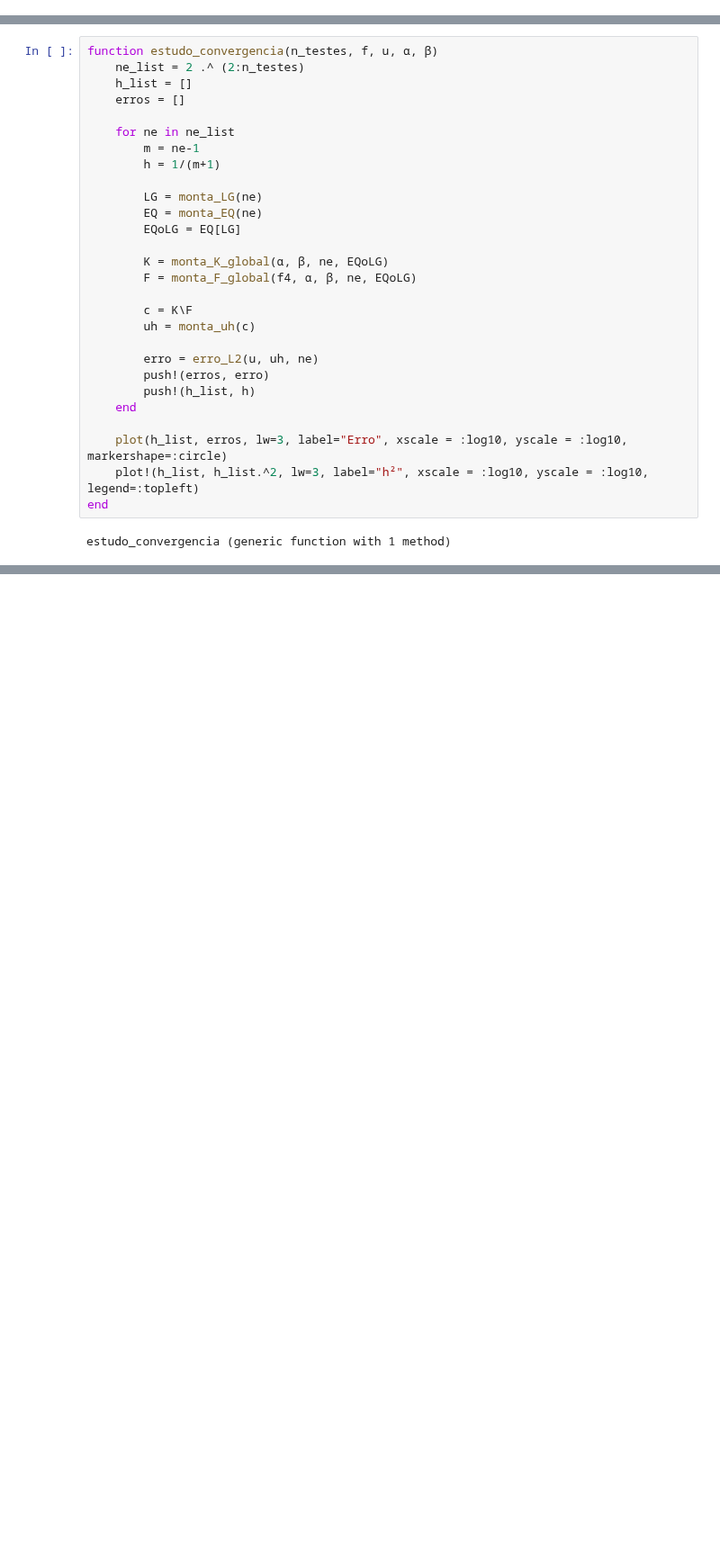
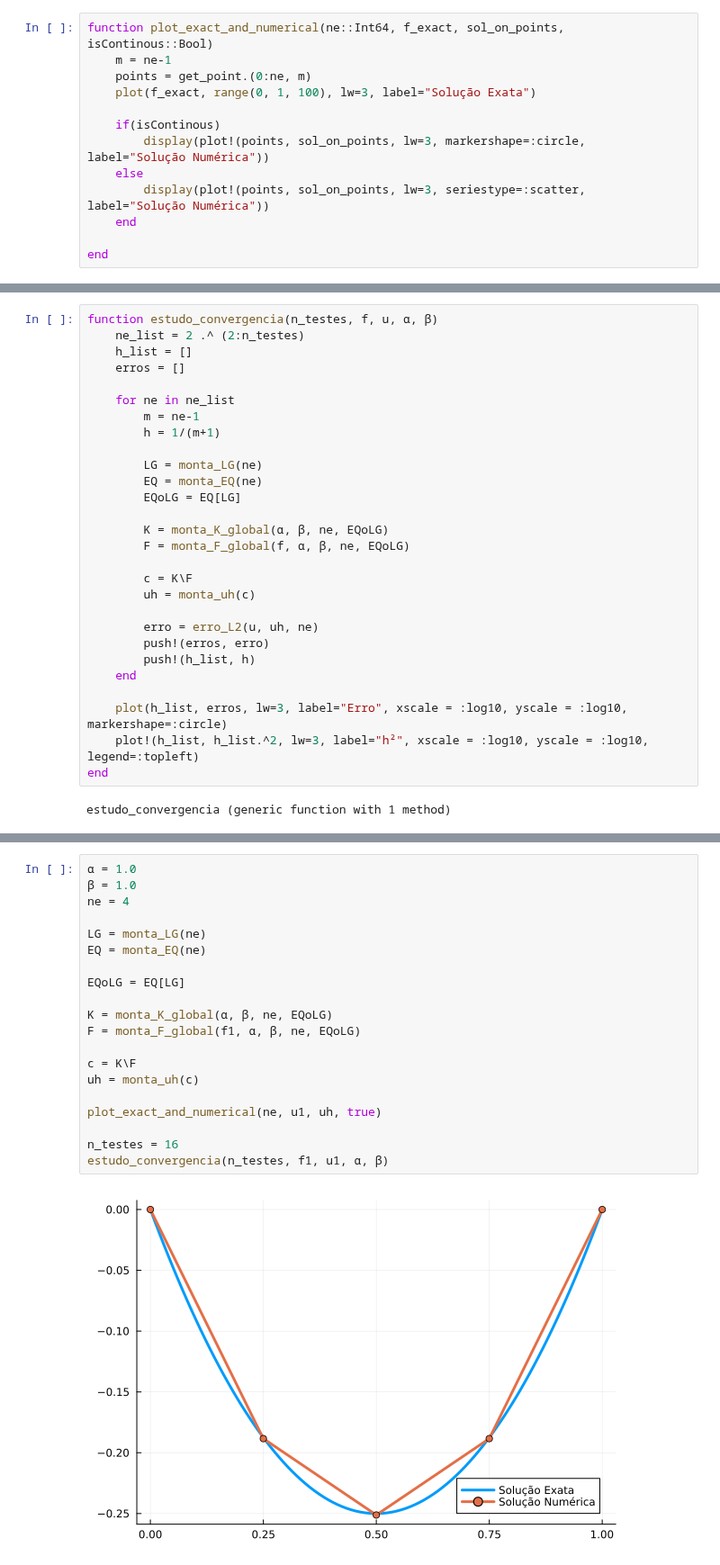
Before and after one commit to CarlosEduardoValladares/Elementos-Finitos-2024.2, a Jupyter notebook: elementos_finitos_02.ipynb, the cells around one changed output, grey strips where cells are left out. Shown at 90% size. Cells and saved outputs as stored; diff of their text form; blank space fills up the shorter version.

Commit message:
Organizando melhor o notebook e incluindo todos os casos de teste

```diff
--- a/elementos_finitos_02.ipynb
+++ b/elementos_finitos_02.ipynb
@@ -101,0 +106,13 @@ quadratura_phis_K (generic function with 1 method)
+# %%
+function plot_exact_and_numerical(ne::Int64, f_exact, sol_on_points, isContinous::Bool)
+    m = ne-1
+    points = get_point.(0:ne, m)
+    plot(f_exact, range(0, 1, 100), lw=3, label="Solução Exata")
+
+    if(isContinous)
+        display(plot!(points, sol_on_points, lw=3, markershape=:circle, label="Solução Numérica"))
+    else
+        display(plot!(points, sol_on_points, lw=3, seriestype=:scatter, label="Solução Numérica"))
+    end
+
+end
@@ -208,7 +231,7 @@ function estudo_convergencia(n_testes, f, u, α, β)
         EQoLG = EQ[LG]
 
         K = monta_K_global(α, β, ne, EQoLG)
-        F = monta_F_global(f4, α, β, ne, EQoLG)
+        F = monta_F_global(f, α, β, ne, EQoLG)
 
         c = K\F
         uh = monta_uh(c)
@@ -225,0 +253,22 @@ estudo_convergencia (generic function with 1 method)
+# %%
+α = 1.0
+β = 1.0
+ne = 4
+
+LG = monta_LG(ne)
+EQ = monta_EQ(ne)
+
+EQoLG = EQ[LG]
+
+K = monta_K_global(α, β, ne, EQoLG)
+F = monta_F_global(f1, α, β, ne, EQoLG)
+
+c = K\F
+uh = monta_uh(c)
+
+plot_exact_and_numerical(ne, u1, uh, true)
+
+n_testes = 16
+estudo_convergencia(n_testes, f1, u1, α, β)
+# %% [output]
+[figure, added]
```
Also changed, not shown: parts of 19 cells of this notebook.
